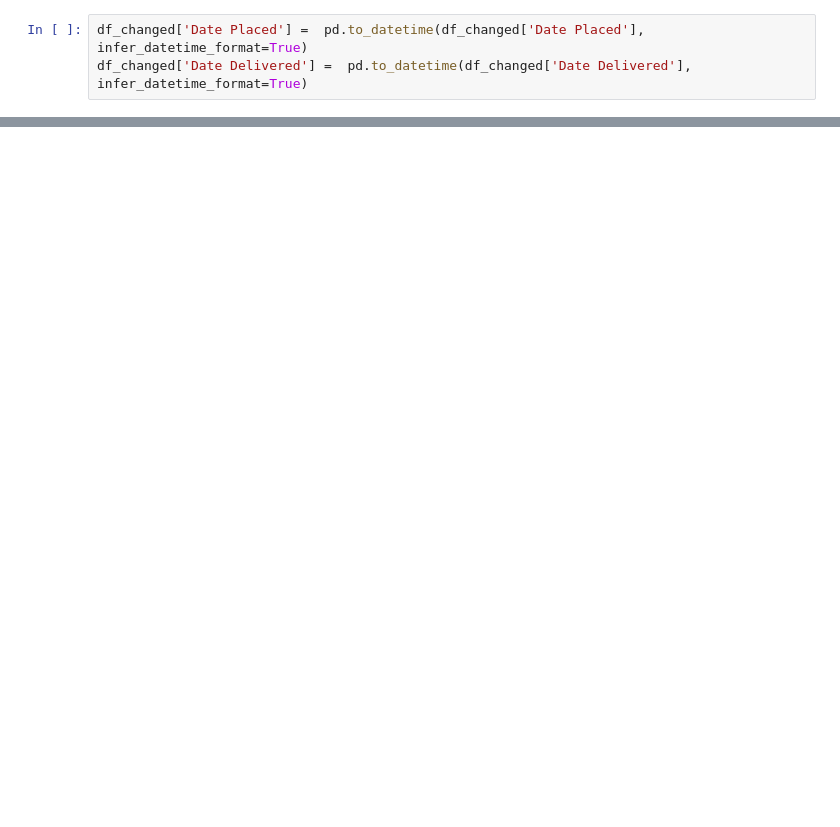
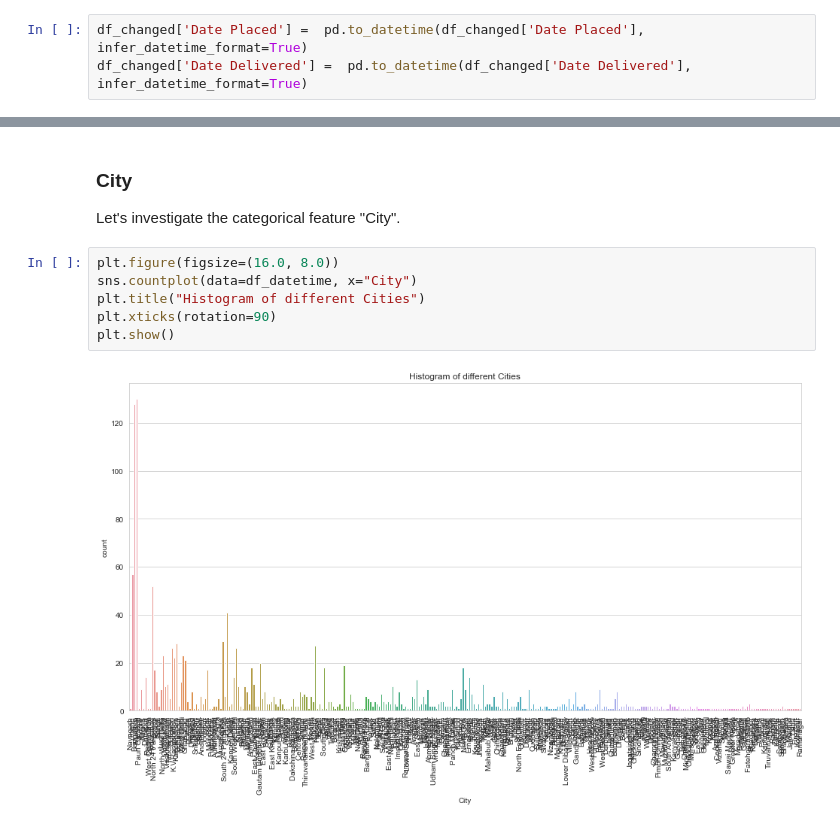
Before and after one commit to patrickbrus/IBM_Machine_Learning_Professional, a Jupyter notebook: Time_Series/Time_Series_Analysis.ipynb, the cells around one changed output, grey strips where cells are left out. Cells and saved outputs as stored; diff of their text form; blank space fills up the shorter version.

```diff
--- a/Time_Series/Time_Series_Analysis.ipynb
+++ b/Time_Series/Time_Series_Analysis.ipynb
@@ -190,0 +255,11 @@ df_datetime.head()
+# %% [markdown]
+### City
+Let's investigate the categorical feature "City".
+# %%
+plt.figure(figsize=(16.0, 8.0))
+sns.countplot(data=df_datetime, x="City")
+plt.title("Histogram of different Cities")
+plt.xticks(rotation=90)
+plt.show()
+# %% [output]
+[figure, added]
```
Also changed, not shown: parts of 27 cells of this notebook, 2 other files.
